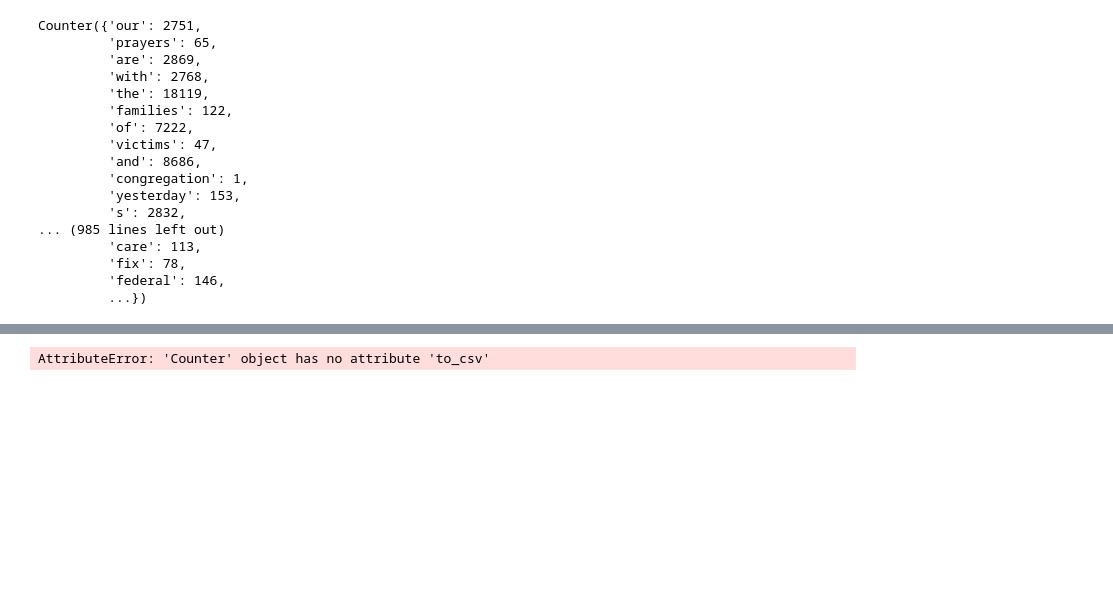
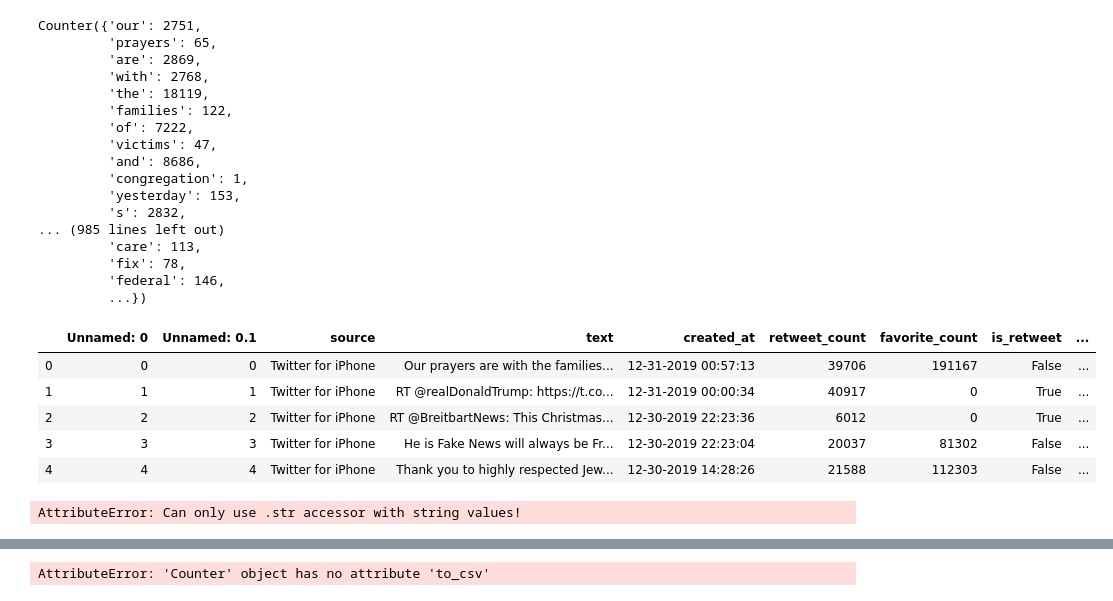
Before and after one commit to cselleck/data-viz-group-project, a Jupyter notebook: tweet_scrape.ipynb, the cells around one changed output, grey strips where cells are left out. Drawn from its saved outputs; the diff is of its cells as text; code cells hidden in the pictures; blank space fills up the shorter version.

```diff
--- a/tweet_scrape.ipynb
+++ b/tweet_scrape.ipynb
@@ -115,3 +115,21 @@ Counter({'our': 2751,
          'fix': 78,
          'federal': 146,
          ...})
+# %%
+# Reference the file where the CSV is located
+tweet_data = "trumpTime.csv"
+
+# Import the data into a Pandas DataFrame
+trump_df = pd.read_csv(tweet_data)
+trump_df.head()
+# %% [output]
+|  | Unnamed: 0 | Unnamed: 0.1 | source | text | created_at | retweet_count | favorite_count | is_retweet | ... |
+| 0 | 0 | 0 | Twitter for iPhone | Our prayers are with the families... | 12-31-2019 00:57:13 | 39706 | 191167 | False | ... |
+| 1 | 1 | 1 | Twitter for iPhone | RT @realDonaldTrump: https://t.co... | 12-31-2019 00:00:34 | 40917 | 0 | True | ... |
+| 2 | 2 | 2 | Twitter for iPhone | RT @BreitbartNews: This Christmas... | 12-30-2019 22:23:36 | 6012 | 0 | True | ... |
+| 3 | 3 | 3 | Twitter for iPhone | He is Fake News will always be Fr... | 12-30-2019 22:23:04 | 20037 | 81302 | False | ... |
+| 4 | 4 | 4 | Twitter for iPhone | Thank you to highly respected Jew... | 12-30-2019 14:28:26 | 21588 | 112303 | False | ... |
+# %%
+trump_df["Daily"] = trump_df['Month'].str.cat(trump_df['Day'],sep=" ")
+# %% [output]
+AttributeError: Can only use .str accessor with string values!
```
Also changed, not shown: parts of 11 cells of this notebook, 2 other files.
